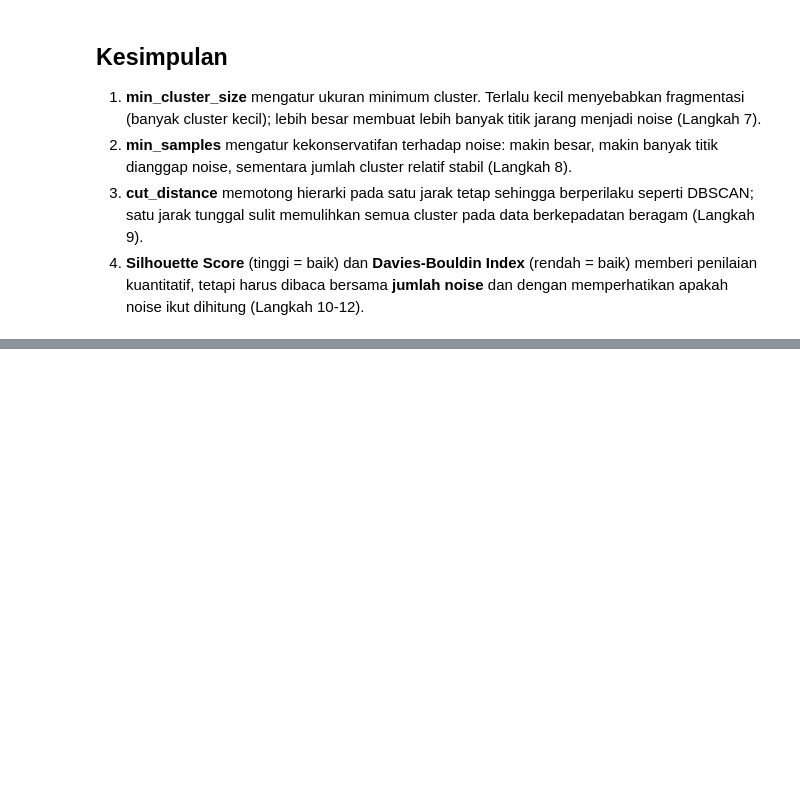
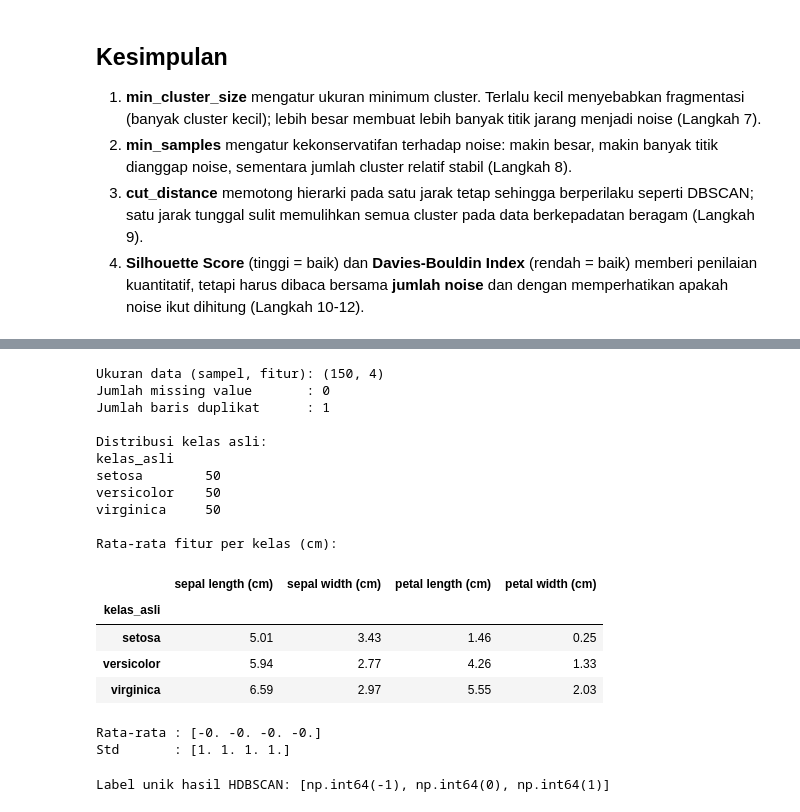
Before and after one commit to sandyy221/244107020029_PemMes, a Jupyter notebook: Jobsheet_5.ipynb, the cells around one changed output, grey strips where cells are left out. Drawn from its saved outputs; the diff is of its cells as text; code cells hidden in the pictures; blank space fills up the shorter version.

```diff
--- a/Jobsheet_5.ipynb
+++ b/Jobsheet_5.ipynb
@@ -316,0 +363,43 @@ plt.show()
+# %%
+print("Ukuran data (sampel, fitur):", X.shape)
+print("Jumlah missing value       :", int(df[fitur].isna().sum().sum()))
+print("Jumlah baris duplikat      :", int(df[fitur].duplicated().sum()))
+print("\nDistribusi kelas asli:")
+print(df["kelas_asli"].value_counts().sort_index().to_string())
+
+print("\nRata-rata fitur per kelas (cm):")
+df.groupby("kelas_asli", observed=True)[fitur].mean().round(2)
+# %% [output]
+Ukuran data (sampel, fitur): (150, 4)
+Jumlah missing value       : 0
+Jumlah baris duplikat      : 1
+
+Distribusi kelas asli:
+kelas_asli
+setosa        50
+versicolor    50
+virginica     50
+
+Rata-rata fitur per kelas (cm):
+|  | sepal length (cm) | sepal width (cm) | petal length (cm) | petal width (cm) |
+| kelas_asli |  |  |  |  |
+| setosa | 5.01 | 3.43 | 1.46 | 0.25 |
+| versicolor | 5.94 | 2.77 | 4.26 | 1.33 |
+| virginica | 6.59 | 2.97 | 5.55 | 2.03 |
+# %%
+X_std = StandardScaler().fit_transform(X)
+
+# Pemeriksaan: setelah standardisasi, rata-rata ~0 dan std = 1 pada tiap fitur
+print("Rata-rata :", X_std.mean(axis=0).round(3))
+print("Std       :", X_std.std(axis=0).round(3))
+# %% [output]
+Rata-rata : [-0. -0. -0. -0.]
+Std       : [1. 1. 1. 1.]
+# %%
+hdb = hdbscan.HDBSCAN(min_cluster_size=10)
+hdb.fit(X_std)
+
+labels = hdb.labels_    # label cluster tiap titik; -1 berarti noise
+print("Label unik hasil HDBSCAN:", sorted(set(labels)))
+# %% [output]
+Label unik hasil HDBSCAN: [np.int64(-1), np.int64(0), np.int64(1)]
```
Also changed, not shown: parts of 7 cells of this notebook.
